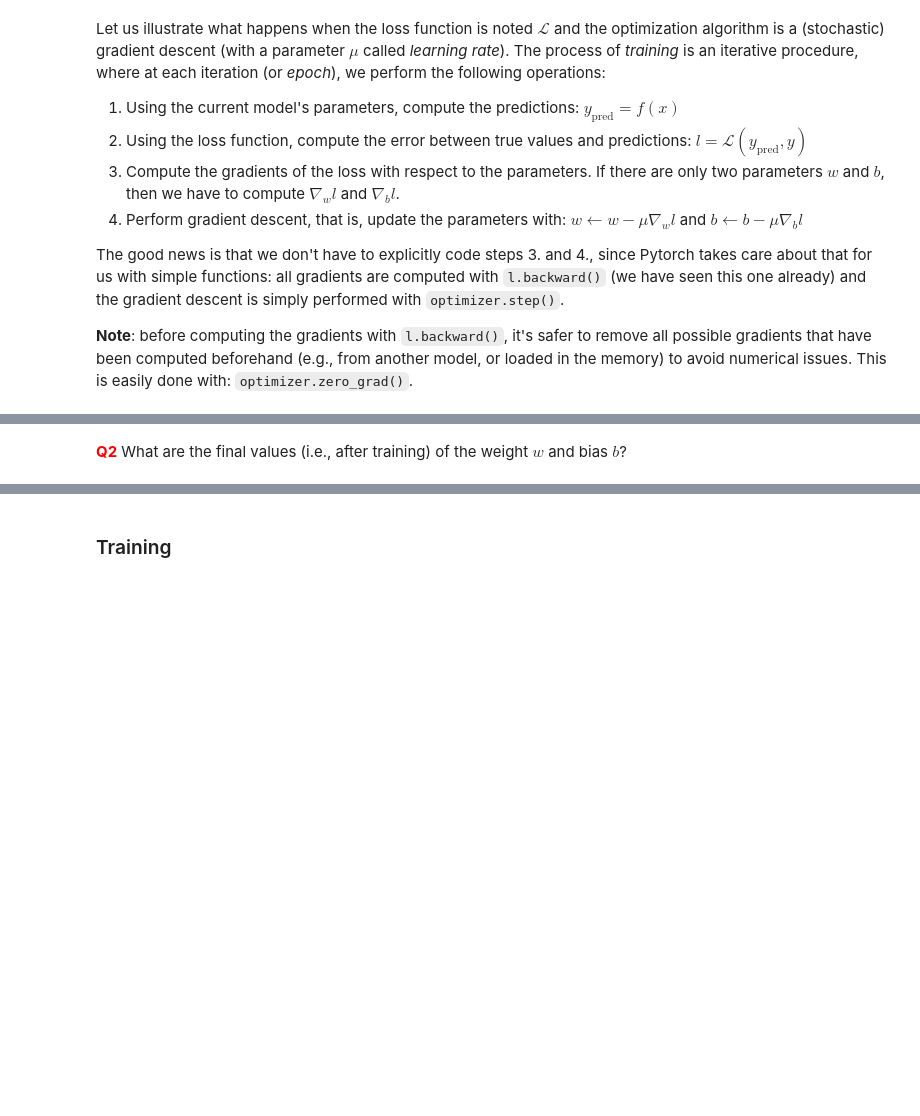
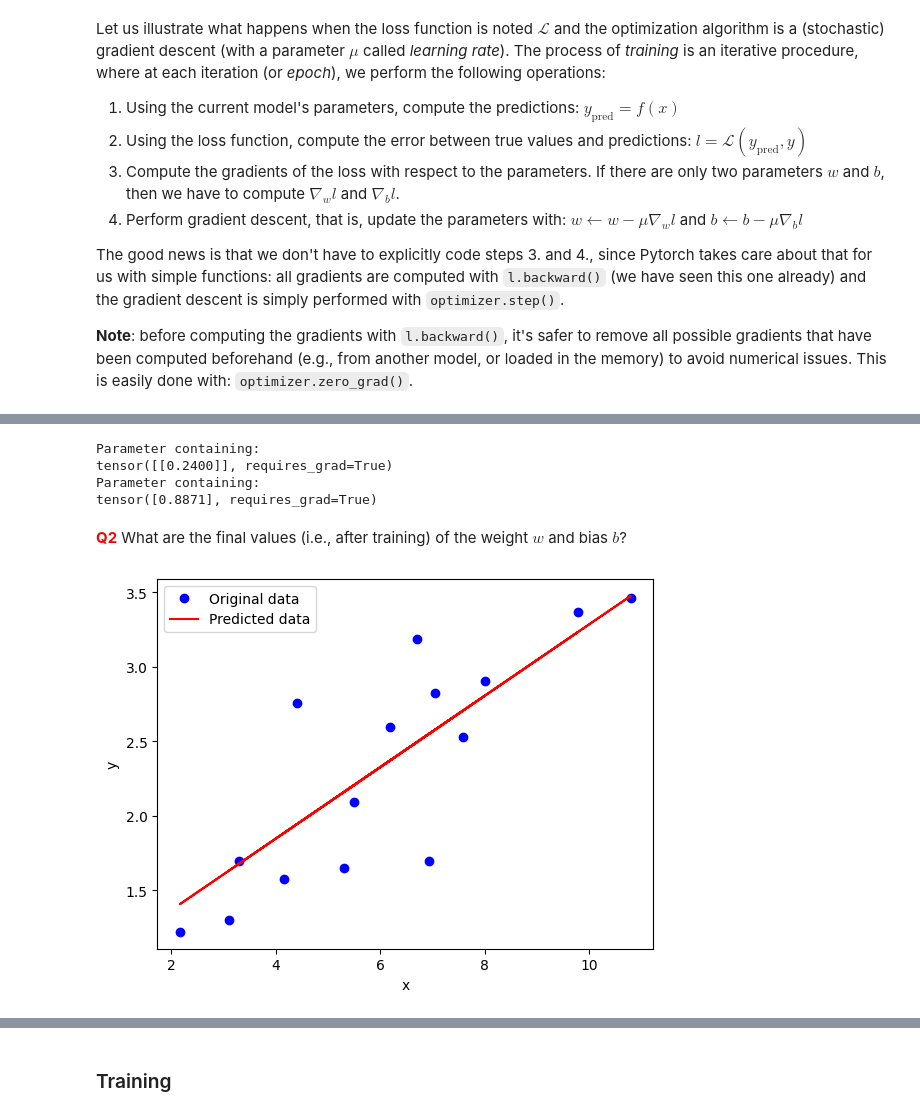
Before and after one commit to fab-toc/deep_learning_labs, a Jupyter notebook: lab2/lab2_regression.ipynb, the cells around one changed output, grey strips where cells are left out. Saved outputs shown, nothing was run; the diff lists cells and outputs as text; code cells hidden in the pictures; blank space fills up the shorter version.

```diff
--- a/lab2/lab2_regression.ipynb
+++ b/lab2/lab2_regression.ipynb
@@ -221,3 +291,10 @@ Now that our model is defined, we have to train it, that is, to optimize the val
 # %%
 # TO DO: first, re-instanciate the model and set both the weight and bias at 1.
 # This will avoid random values and ensure reproducibility (everyone should get the same results)
+lin_reg_model = nn.Linear(input_size, output_size, bias=True)
+
+lin_reg_model.weight.data.fill_(1)
+lin_reg_model.bias.data.fill_(1)
+
+print(lin_reg_model.weight)
+print(lin_reg_model.bias)
@@ -248,10 +349,27 @@ The good news is that we don't have to explicitly code steps 3. and 4., since Py
 torch.save(lin_reg_model.state_dict(), "model_linear_regression.pt")
 print(lin_reg_model.weight)
 print(lin_reg_model.bias)
+# %% [output]
+Parameter containing:
+tensor([[0.2400]], requires_grad=True)
+Parameter containing:
+tensor([0.8871], requires_grad=True)
 # %% [markdown]
 <span style="color:red">**Q2**</span> What are the final values (i.e., after training) of the weight $w$ and bias $b$?
 # %%
 # TO DO: Compute the final estimates y_pred with the trained model, and display the results (predictions and original)
+y_pred = lin_reg_model(x)
+y_pred = y_pred.detach()
+
+plt.figure()
+plt.plot(x, y, "bo", label="Original data")
+plt.plot(x, y_pred, "r", label="Predicted data")
+plt.xlabel("x")
+plt.ylabel("y")
+plt.legend()
+plt.show()
+# %% [output]
+[figure, added]
 # %% [markdown]
 ## Nonlinear regression
 
```
Also changed, not shown: parts of 22 cells of this notebook, 3 other files.
